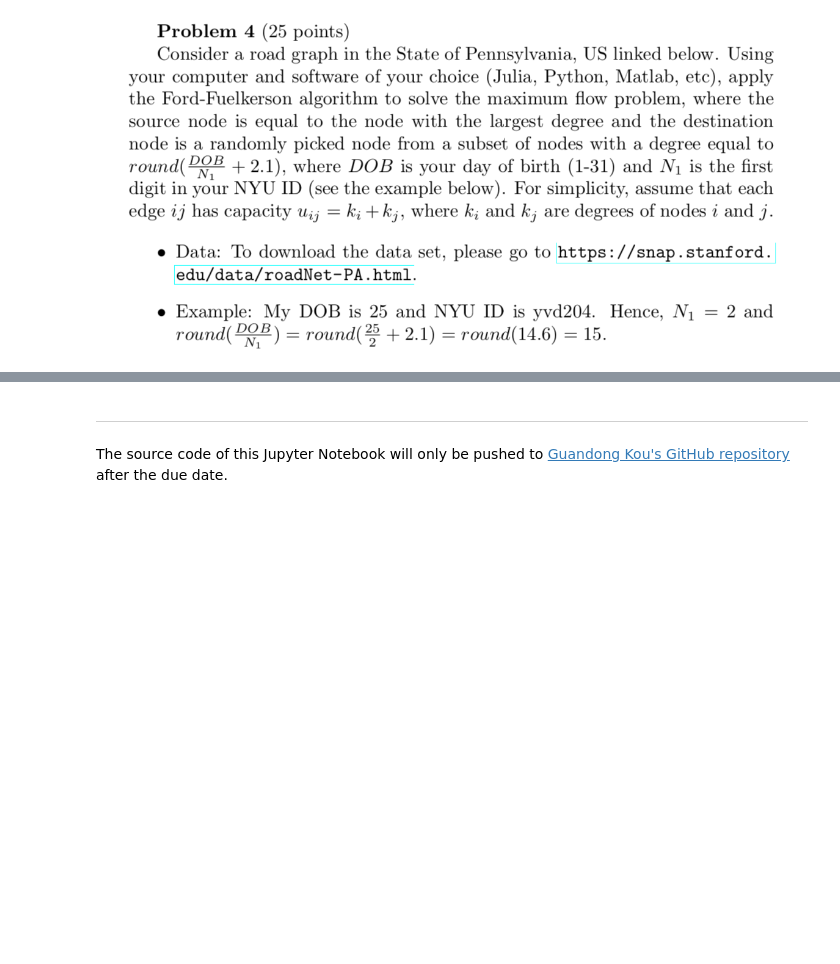
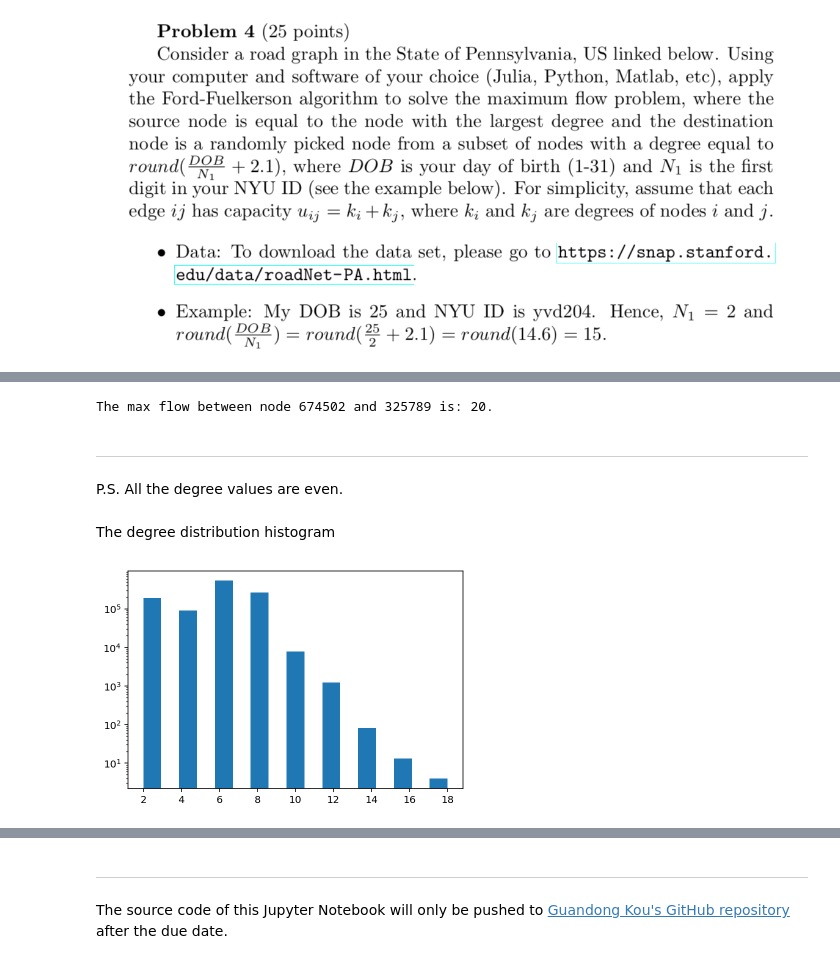
Before and after one commit to Kou-Guandong/NYU_9293_Network_Science_and_Optimization, a Jupyter notebook: HW5/HW5_gk1675.ipynb, the cells around one changed output, grey strips where cells are left out. Drawn from its saved outputs; the diff is of its cells as text; code cells hidden in the pictures; blank space fills up the shorter version.

```diff
--- a/HW5/HW5_gk1675.ipynb
+++ b/HW5/HW5_gk1675.ipynb
@@ -26,0 +196,4 @@ Largest augmenting path
+# %%
+G = pickle.load(open('graph_serialized.pkl', 'rb'))
+# %%
+degree_dict = dict(nx.degree(G))
@@ -26,0 +225,17 @@ Largest augmenting path
+# %%
+print('The max flow between node %s and %s is: %s. ' %(random_source, random_target, max_flow))
+# %% [output]
+The max flow between node 674502 and 325789 is: 20.
+# %% [markdown]
+---
+P.S. All the degree values are even.
+# %%
+def plot_distribution(attr_dict):
+    degrees = np.array(list(dict(attr_dict).values()))
+    plt.hist(degrees, bins=(max(degrees) - min(degrees)+1), log=True)
+# %% [markdown]
+The degree distribution histogram
+# %%
+plot_distribution(degree_dict)
+# %% [output]
+[figure, added]
```
Also changed, not shown: parts of 58 cells of this notebook, 1 other file.
